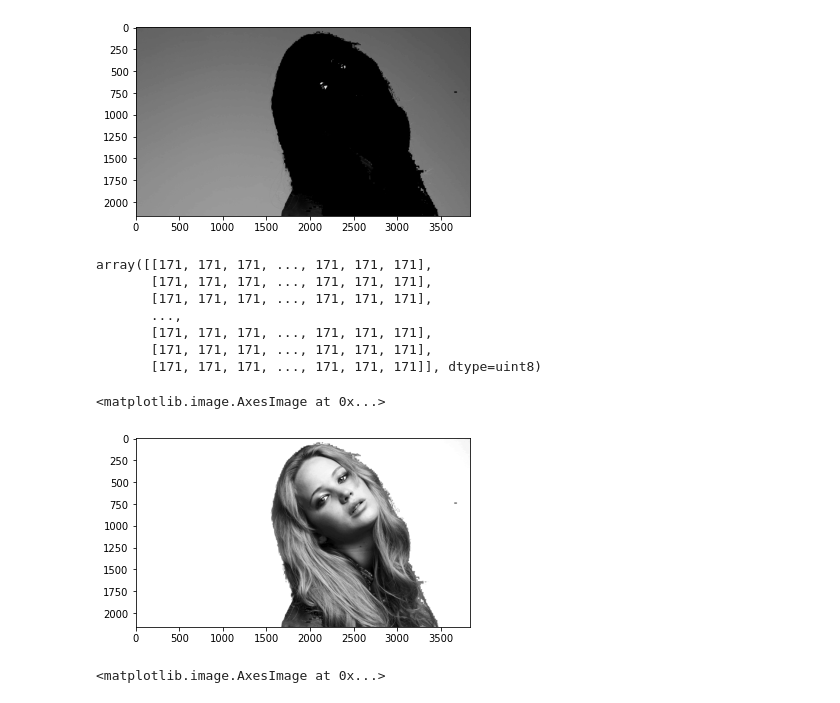
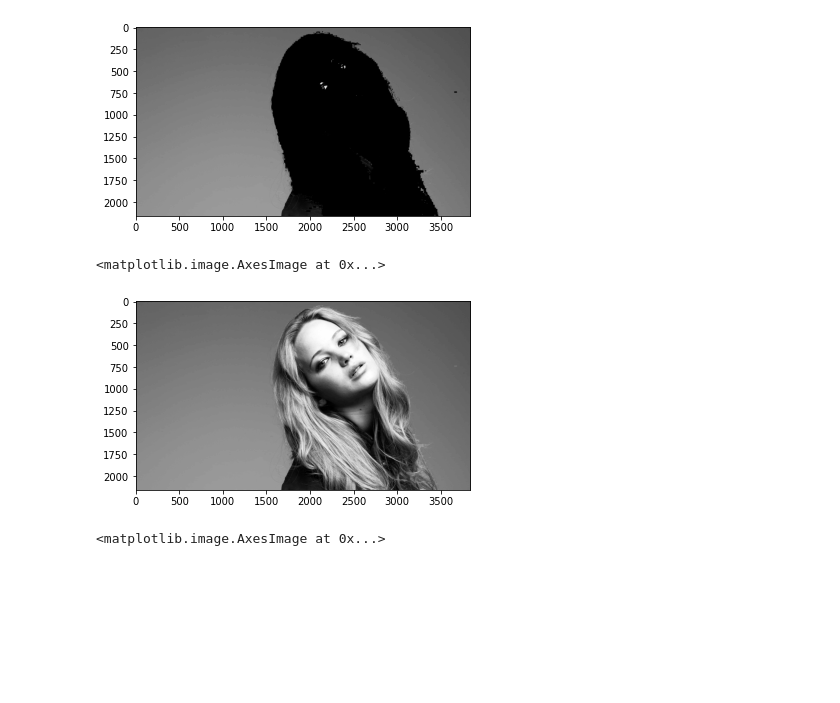
Before and after one commit to leonfdo/Image_augmentation, a Jupyter notebook: Untitled-1.ipynb, the cells around one changed output. Cells and saved outputs as stored; diff of their text form; code cells hidden in the pictures; blank space fills up the shorter version.

```diff
--- a/Untitled-1.ipynb
+++ b/Untitled-1.ipynb
@@ -247,24 +247,13 @@ plt.imshow(img_back,cmap="gray",vmin=0,vmax=255)
 <matplotlib.image.AxesImage at 0x...>
 [figure]
 # %%
-background=img_back.astype(np.uint8)
+background=img_back
 foreground=img_new.astype(np.uint8)
+img_tot=cv.add(background,foreground)
+plt.imshow(img_tot,cmap="gray")
+# %% [output]
+<matplotlib.image.AxesImage at 0x...>
+[figure, added]
-# %%
-foreground
-# %% [output]
-array([[171, 171, 171, ..., 171, 171, 171],
-       [171, 171, 171, ..., 171, 171, 171],
-       [171, 171, 171, ..., 171, 171, 171],
-       ...,
-       [171, 171, 171, ..., 171, 171, 171],
-       [171, 171, 171, ..., 171, 171, 171],
-       [171, 171, 171, ..., 171, 171, 171]], dtype=uint8)
-# %%
-img_tot=cv.add(background,foreground)
-plt.imshow(img_tot,cmap="gray")
-# %% [output]
-<matplotlib.image.AxesImage at 0x...>
-[figure, removed]
 # %%
 img=cv.imread("C:\\Users\\leonf\Music\\image_processing\\einstein.png",0)
 ker1=np.array([[-1,0,1],[-2,0,2],[-1,0,1]])
```
Also changed, not shown: parts of 10 cells of this notebook.
